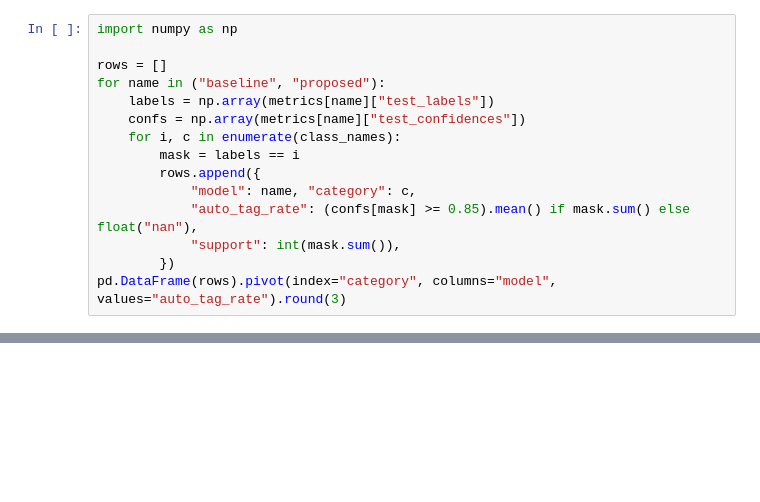
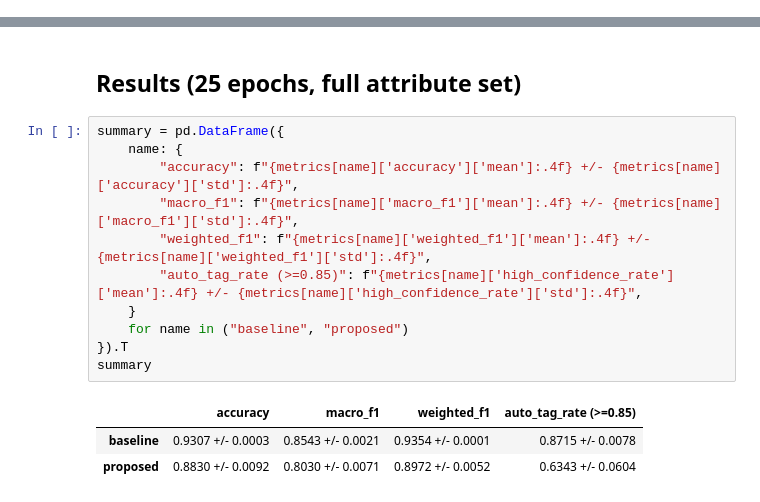
Before and after one commit to buzinarov/ia-projects, a Jupyter notebook: product-category-classifier/notebooks/02_case_study.ipynb, the cells around one changed output, grey strips where cells are left out. Drawn from its saved outputs; the diff is of its cells as text; blank space fills up the shorter version.

```diff
--- a/product-category-classifier/notebooks/02_case_study.ipynb
+++ b/product-category-classifier/notebooks/02_case_study.ipynb
@@ -130,15 +0,0 @@ Accuracy is a model metric. The question a catalog team actually cares about is:
-# %%
-import numpy as np
-
-rows = []
-for name in ("baseline", "proposed"):
-    labels = np.array(metrics[name]["test_labels"])
-    confs = np.array(metrics[name]["test_confidences"])
-    for i, c in enumerate(class_names):
-        mask = labels == i
-        rows.append({
-            "model": name, "category": c,
-            "auto_tag_rate": (confs[mask] >= 0.85).mean() if mask.sum() else float("nan"),
-            "support": int(mask.sum()),
-        })
-pd.DataFrame(rows).pivot(index="category", columns="model", values="auto_tag_rate").round(3)
@@ -182,0 +59,17 @@ Please let me know if you'd like more information or to purchase any of these it
+# %% [markdown]
+## Results (25 epochs, full attribute set)
+# %%
+summary = pd.DataFrame({
+    name: {
+        "accuracy": f"{metrics[name]['accuracy']['mean']:.4f} +/- {metrics[name]['accuracy']['std']:.4f}",
+        "macro_f1": f"{metrics[name]['macro_f1']['mean']:.4f} +/- {metrics[name]['macro_f1']['std']:.4f}",
+        "weighted_f1": f"{metrics[name]['weighted_f1']['mean']:.4f} +/- {metrics[name]['weighted_f1']['std']:.4f}",
+        "auto_tag_rate (>=0.85)": f"{metrics[name]['high_confidence_rate']['mean']:.4f} +/- {metrics[name]['high_confidence_rate']['std']:.4f}",
+    }
+    for name in ("baseline", "proposed")
+}).T
+summary
+# %% [output]
+|  | accuracy | macro_f1 | weighted_f1 | auto_tag_rate (>=0.85) |
+| baseline | 0.9307 +/- 0.0003 | 0.8543 +/- 0.0021 | 0.9354 +/- 0.0001 | 0.8715 +/- 0.0078 |
+| proposed | 0.8830 +/- 0.0092 | 0.8030 +/- 0.0071 | 0.8972 +/- 0.0052 | 0.6343 +/- 0.0604 |
```
Also changed, not shown: parts of 35 cells of this notebook, 56 other files.
